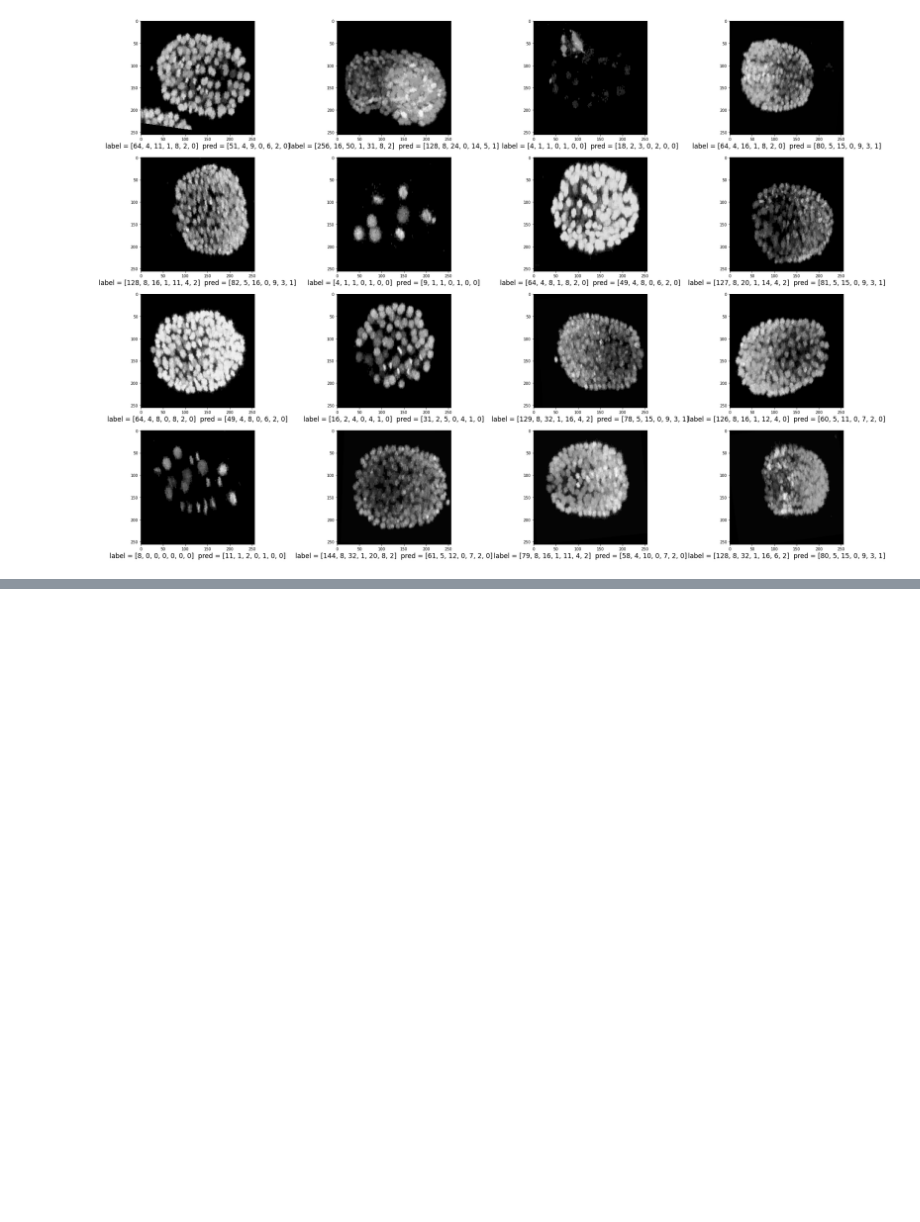
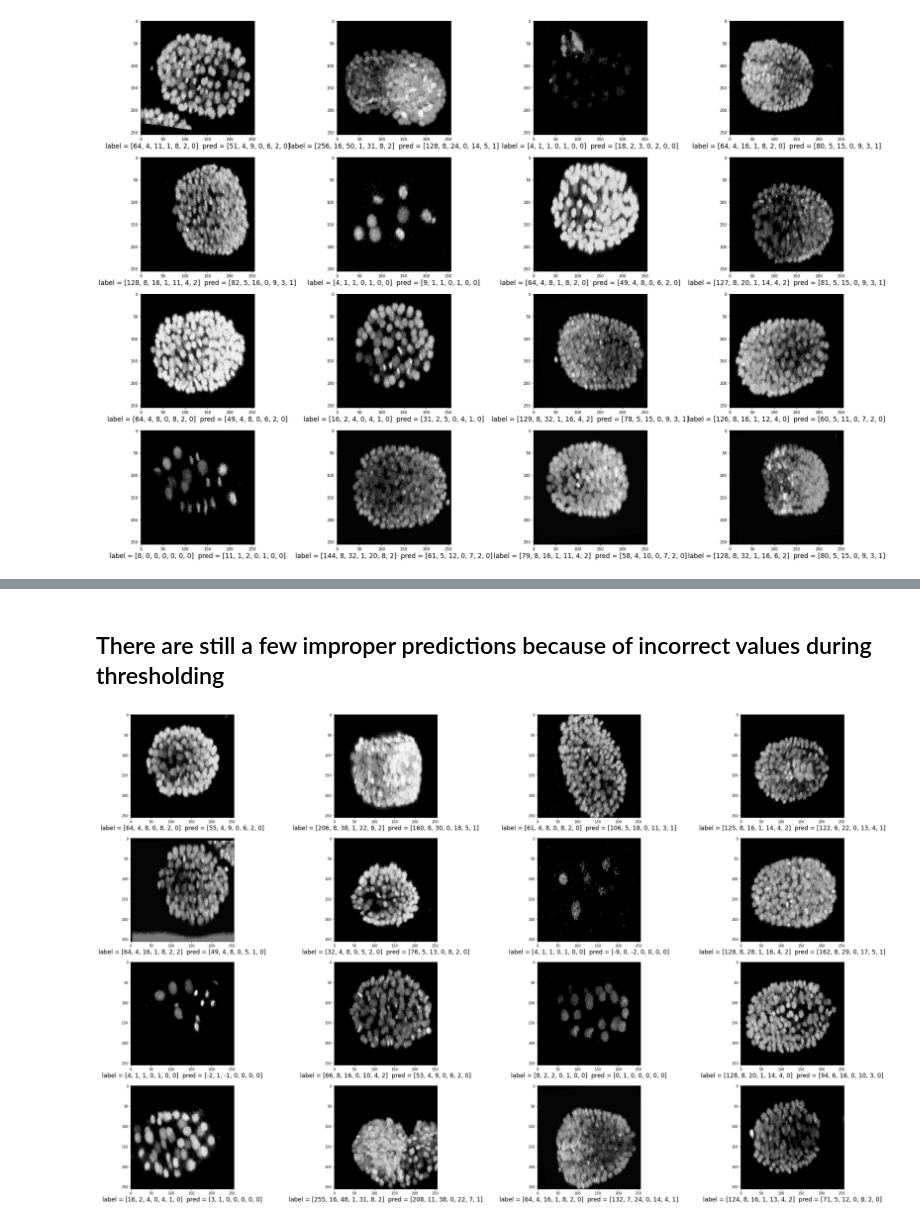
Before and after one commit to devoworm/GSoC-2020, a Jupyter notebook: Pre-trained Models (DevLearning)/notebooks/embryo_analysis/video_analysis/estimate_cell_family_population.ipynb, the cells around one changed output, grey strips where cells are left out. Drawn from its saved outputs; the diff is of its cells as text; code cells hidden in the pictures; blank space fills up the shorter version.

```diff
--- a/Pre-trained Models (DevLearning)/notebooks/embryo_analysis/video_analysis/estimate_cell_family_population.ipynb
+++ b/Pre-trained Models (DevLearning)/notebooks/embryo_analysis/video_analysis/estimate_cell_family_population.ipynb
@@ -327,7 +326,7 @@ losses = train_model(config)
 Time elapsed =  9420.240335512999  seconds
 # %%
 def show_preds(model, batch):
-    fig, ax = plt.subplots(4,4, figsize = (35,25))
+    fig, ax = plt.subplots(4,4, figsize = (40,25))
 
     images , labels = batch
     model.eval()
@@ -345,0 +389,8 @@ show_preds(model , batch)
+# %% [markdown]
+## There are still a few improper predictions because of incorrect values during thresholding
+# %%
+val_loader = DataLoader(dataset=test_dataset, batch_size= 16, shuffle = True)
+batch = next(iter(val_loader))
+show_preds(model , batch)
+# %% [output]
+[figure, added]
```
Also changed, not shown: parts of 6 cells of this notebook.
